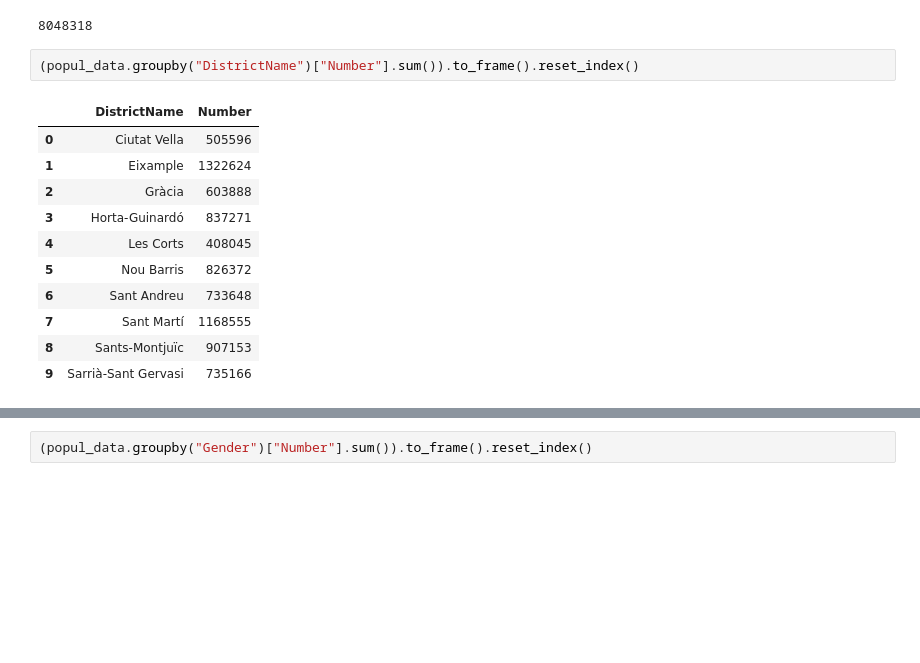
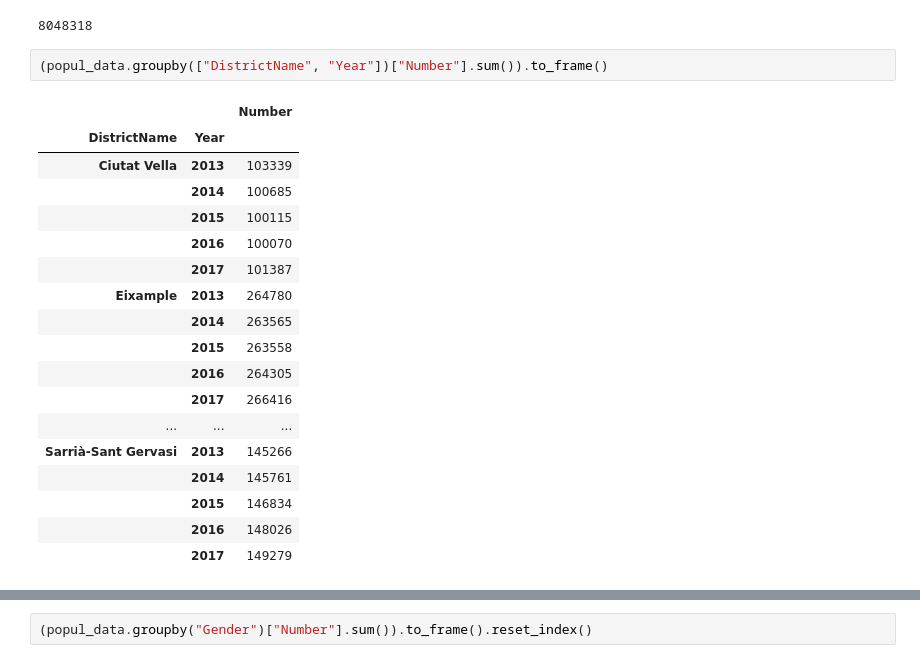
Before and after one commit to AlfaisalGassim/Barcelona_EDA, a Jupyter notebook: exploration.ipynb, the cells around one changed output, grey strips where cells are left out. Saved outputs shown, nothing was run; the diff lists cells and outputs as text; blank space fills up the shorter version.

```diff
--- a/exploration.ipynb
+++ b/exploration.ipynb
@@ -117,16 +114,23 @@ popul_data.Number.sum()
 # %% [output]
 8048318
 # %%
-(popul_data.groupby("DistrictName")["Number"].sum()).to_frame().reset_index()
+(popul_data.groupby(["DistrictName", "Year"])["Number"].sum()).to_frame()
 # %% [output]
-|  | DistrictName | Number |
-| 0 | Ciutat Vella | 505596 |
-| 1 | Eixample | 1322624 |
-| 2 | Gràcia | 603888 |
-| 3 | Horta-Guinardó | 837271 |
-| 4 | Les Corts | 408045 |
-| 5 | Nou Barris | 826372 |
-| 6 | Sant Andreu | 733648 |
-| 7 | Sant Martí | 1168555 |
-| 8 | Sants-Montjuïc | 907153 |
-| 9 | Sarrià-Sant Gervasi | 735166 |
+|  |  | Number |
+| DistrictName | Year |  |
+| Ciutat Vella | 2013 | 103339 |
+|  | 2014 | 100685 |
+|  | 2015 | 100115 |
+|  | 2016 | 100070 |
+|  | 2017 | 101387 |
+| Eixample | 2013 | 264780 |
+|  | 2014 | 263565 |
+|  | 2015 | 263558 |
+|  | 2016 | 264305 |
+|  | 2017 | 266416 |
+| ... | ... | ... |
+| Sarrià-Sant Gervasi | 2013 | 145266 |
+|  | 2014 | 145761 |
+|  | 2015 | 146834 |
+|  | 2016 | 148026 |
+|  | 2017 | 149279 |
```
Also changed, not shown: parts of 13 cells of this notebook.
